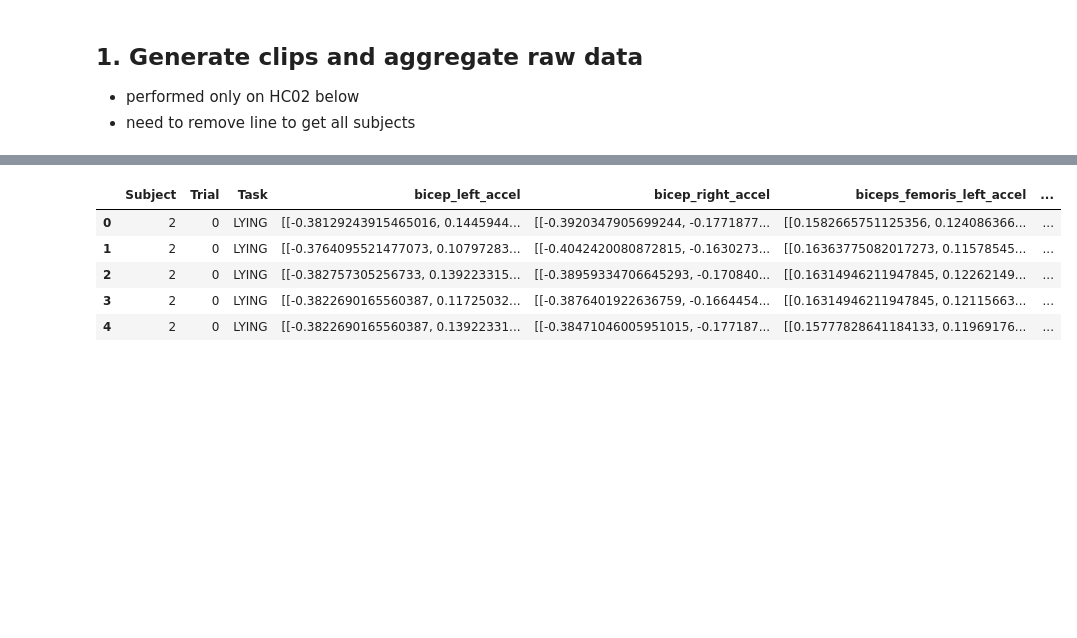
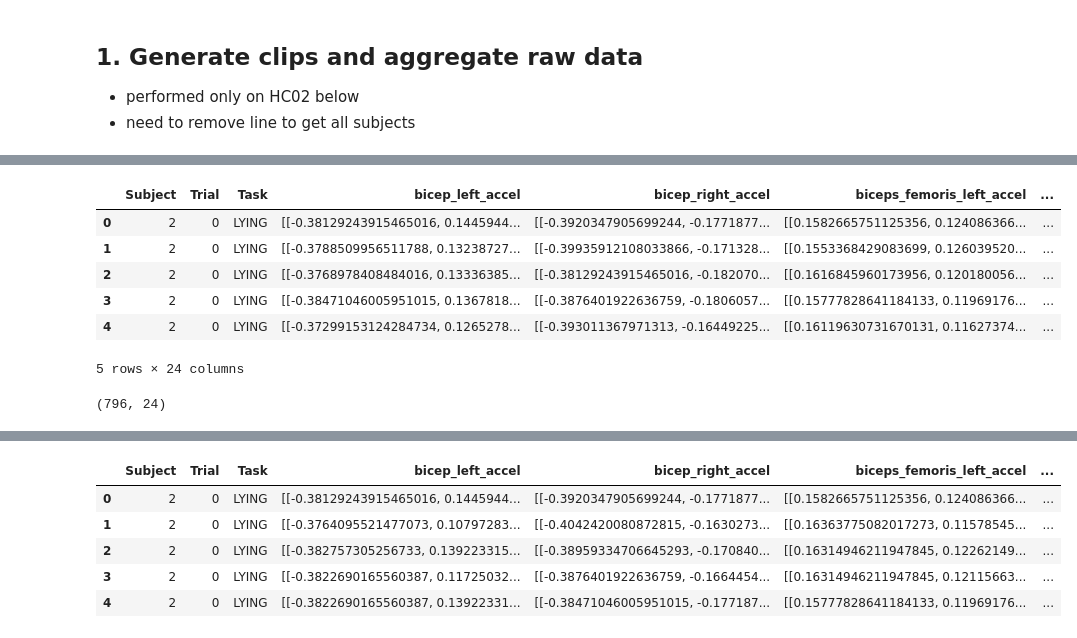
Before and after one commit to kamshee/activity-recognition-process, a Jupyter notebook: TestFeatures.ipynb, the cells around one changed output, grey strips where cells are left out. Drawn from its saved outputs; the diff is of its cells as text; code cells hidden in the pictures; blank space fills up the shorter version.

```diff
--- a/TestFeatures.ipynb
+++ b/TestFeatures.ipynb
@@ -556,6 +1003,6 @@ def DataAggregator_allLocs(tasks,clipsize=10000,overlap=0.9,locations=[],namesuf
 # %%
 # test out DataAggregator_allLocs
-data = DataAggregator_allLocs(tasks,locations=locs,overlap=0.5,namesuffix=None)
+data = DataAggregator_allLocs(tasks,locations=locs,overlap=0.9,namesuffix='Test')
 # %% [output]
 The one subject we are testing on:  ['HC02dict.pkl']
 ['HC02dict.pkl']
@@ -648,3 +1017,17 @@ Elapsed time = 0.10 min
+# %%
+data.head(5)
+# %% [output]
+|  | Subject | Trial | Task | bicep_left_accel | bicep_right_accel | biceps_femoris_left_accel | ... |
+| 0 | 2 | 0 | LYING | [[-0.38129243915465016, 0.1445944... | [[-0.3920347905699244, -0.1771877... | [[0.1582665751125356, 0.124086366... | ... |
+| 1 | 2 | 0 | LYING | [[-0.3788509956511788, 0.13238727... | [[-0.39935912108033866, -0.171328... | [[0.1553368429083699, 0.126039520... | ... |
+| 2 | 2 | 0 | LYING | [[-0.3768978408484016, 0.13336385... | [[-0.38129243915465016, -0.182070... | [[0.1616845960173956, 0.120180056... | ... |
+| 3 | 2 | 0 | LYING | [[-0.38471046005951015, 0.1367818... | [[-0.3876401922636759, -0.1806057... | [[0.15777828641184133, 0.11969176... | ... |
+| 4 | 2 | 0 | LYING | [[-0.37299153124284734, 0.1265278... | [[-0.393011367971313, -0.16449225... | [[0.16119630731670131, 0.11627374... | ... |
+5 rows × 24 columns
+# %%
+data.shape
+# %% [output]
+(796, 24)
 # %%
 # Raw data from all sensors aggregated for subject HC02
 # features_path = r'//FS2.smpp.local\RTO\Inpatient Sensors -Stroke\Data\biostamp_data\FeatureMatrix'
```
Also changed, not shown: parts of 33 cells of this notebook.
